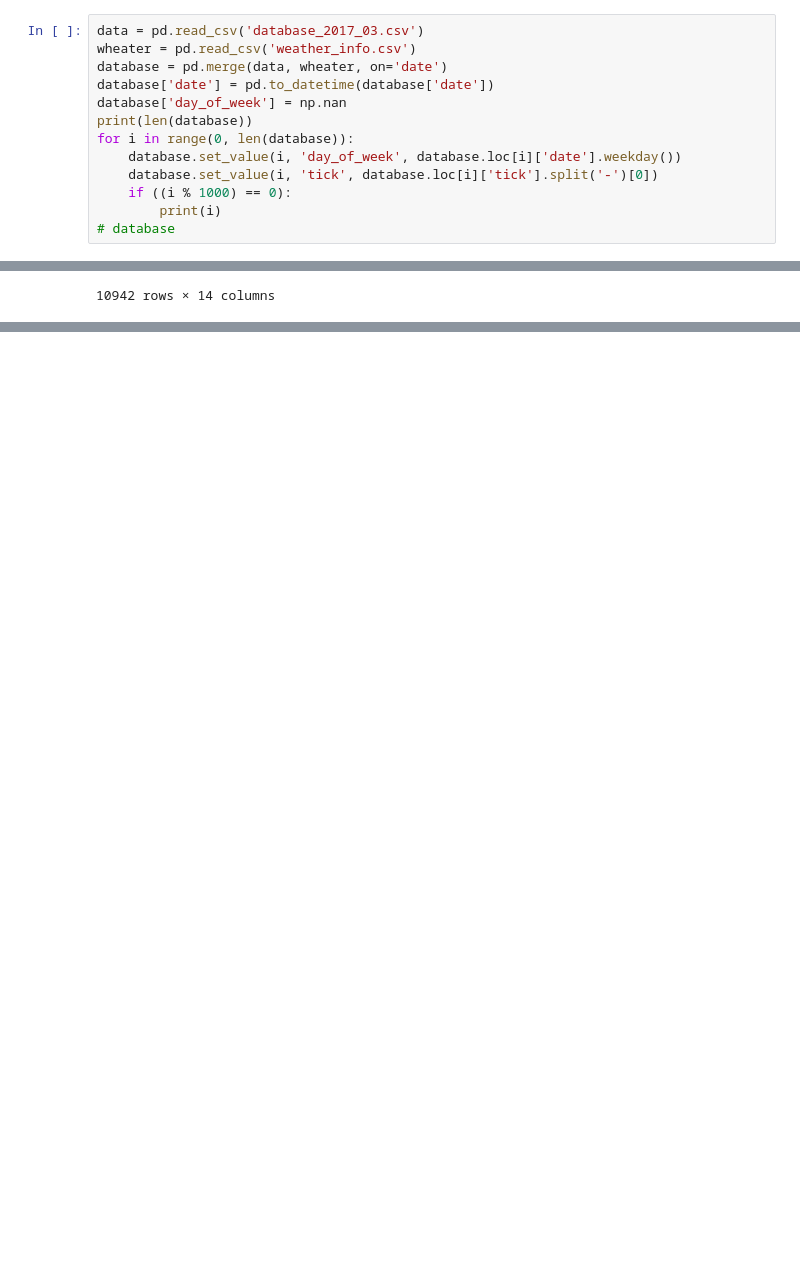
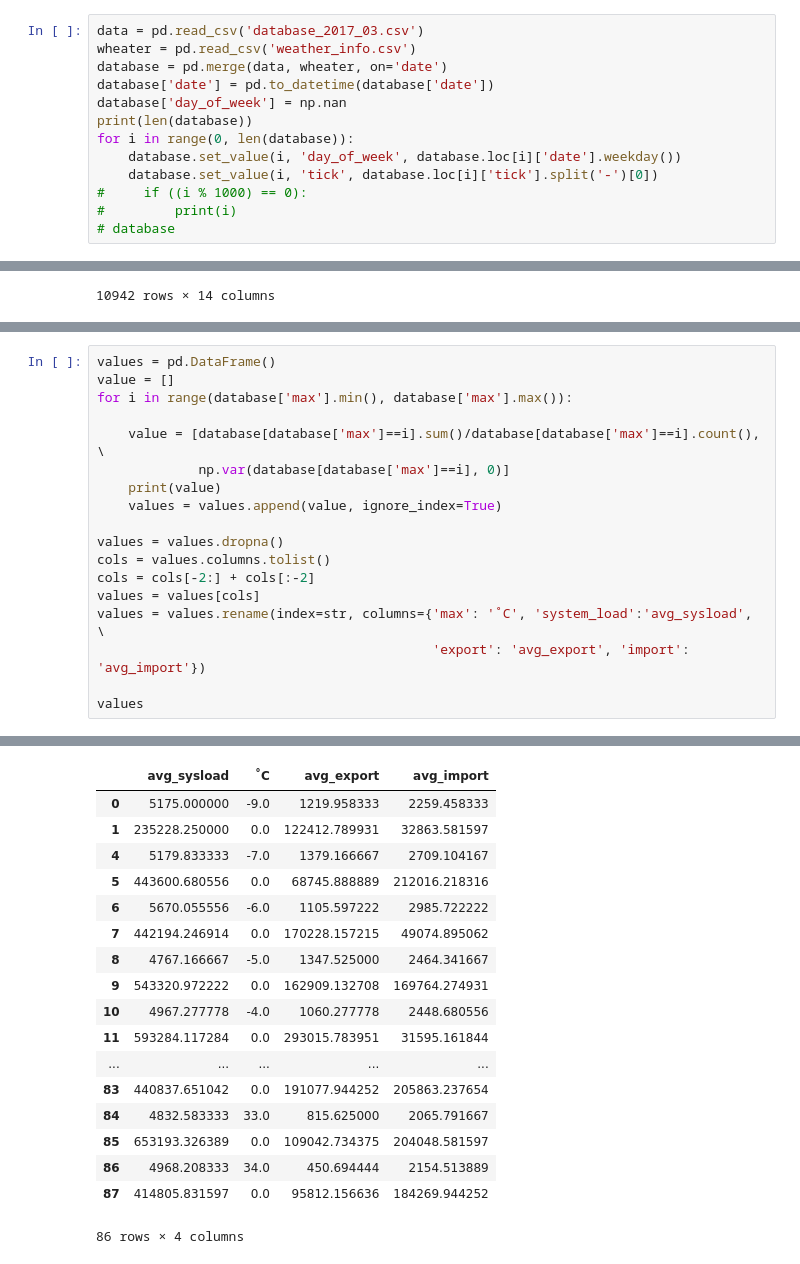
Before and after one commit to Universal95/DataMining_In_The_Energetics, a Jupyter notebook: Data_Expansion.ipynb, the cells around one changed output, grey strips where cells are left out. Saved outputs shown, nothing was run; the diff lists cells and outputs as text; blank space fills up the shorter version.

```diff
--- a/Data_Expansion.ipynb
+++ b/Data_Expansion.ipynb
@@ -18,8 +18,8 @@ print(len(database))
 for i in range(0, len(database)):
     database.set_value(i, 'day_of_week', database.loc[i]['date'].weekday())
     database.set_value(i, 'tick', database.loc[i]['tick'].split('-')[0])
-    if ((i % 1000) == 0):
-        print(i)
+#     if ((i % 1000) == 0):
+#         print(i)
 # database
 # %% [output]
 10944
@@ -116,0 +128,19 @@ database
+# %%
+values = pd.DataFrame()
+value = []
+for i in range(database['max'].min(), database['max'].max()):
+
+    value = [database[database['max']==i].sum()/database[database['max']==i].count(), \
+             np.var(database[database['max']==i], 0)]
+    print(value)
+    values = values.append(value, ignore_index=True)
+
+values = values.dropna()
+cols = values.columns.tolist()
+cols = cols[-2:] + cols[:-2]
+values = values[cols]
+values = values.rename(index=str, columns={'max': '˚C', 'system_load':'avg_sysload', \
+                                           'export': 'avg_export', 'import': 'avg_import'})
+
+values
+# %% [output]
@@ -116,0 +164,18 @@ database
+|  | avg_sysload | ˚C | avg_export | avg_import |
+| 0 | 5175.000000 | -9.0 | 1219.958333 | 2259.458333 |
+| 1 | 235228.250000 | 0.0 | 122412.789931 | 32863.581597 |
+| 4 | 5179.833333 | -7.0 | 1379.166667 | 2709.104167 |
+| 5 | 443600.680556 | 0.0 | 68745.888889 | 212016.218316 |
+| 6 | 5670.055556 | -6.0 | 1105.597222 | 2985.722222 |
+| 7 | 442194.246914 | 0.0 | 170228.157215 | 49074.895062 |
+| 8 | 4767.166667 | -5.0 | 1347.525000 | 2464.341667 |
+| 9 | 543320.972222 | 0.0 | 162909.132708 | 169764.274931 |
+| 10 | 4967.277778 | -4.0 | 1060.277778 | 2448.680556 |
+| 11 | 593284.117284 | 0.0 | 293015.783951 | 31595.161844 |
+| ... | ... | ... | ... | ... |
+| 83 | 440837.651042 | 0.0 | 191077.944252 | 205863.237654 |
+| 84 | 4832.583333 | 33.0 | 815.625000 | 2065.791667 |
+| 85 | 653193.326389 | 0.0 | 109042.734375 | 204048.581597 |
+| 86 | 4968.208333 | 34.0 | 450.694444 | 2154.513889 |
+| 87 | 414805.831597 | 0.0 | 95812.156636 | 184269.944252 |
+86 rows × 4 columns
```
Also changed, not shown: parts of 4 cells of this notebook.
